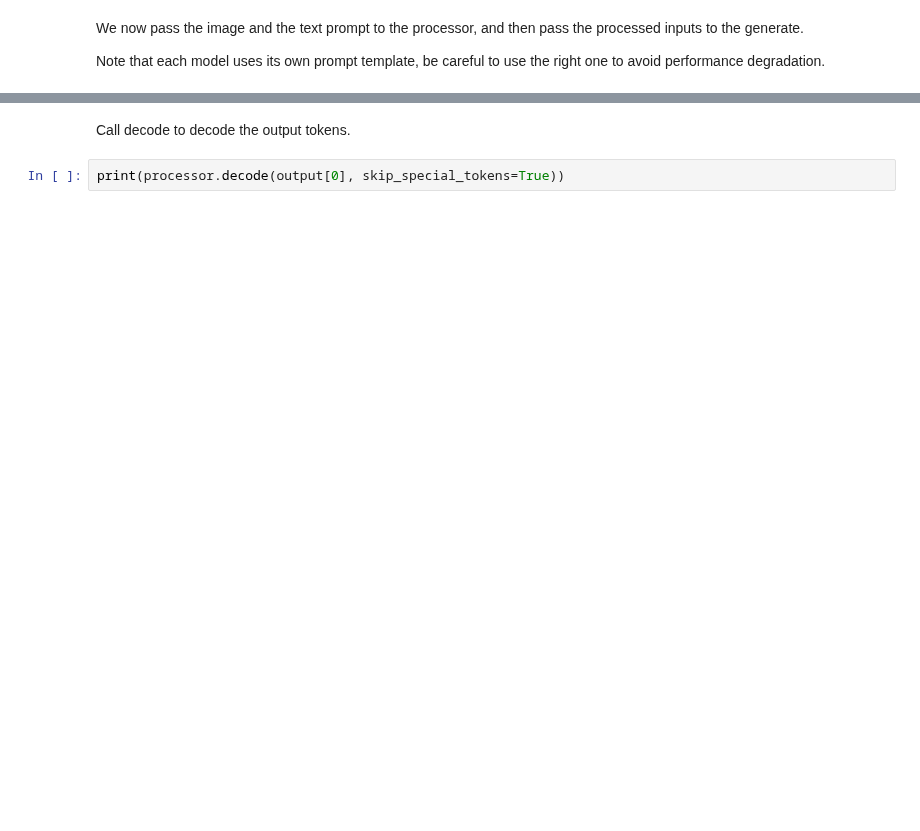
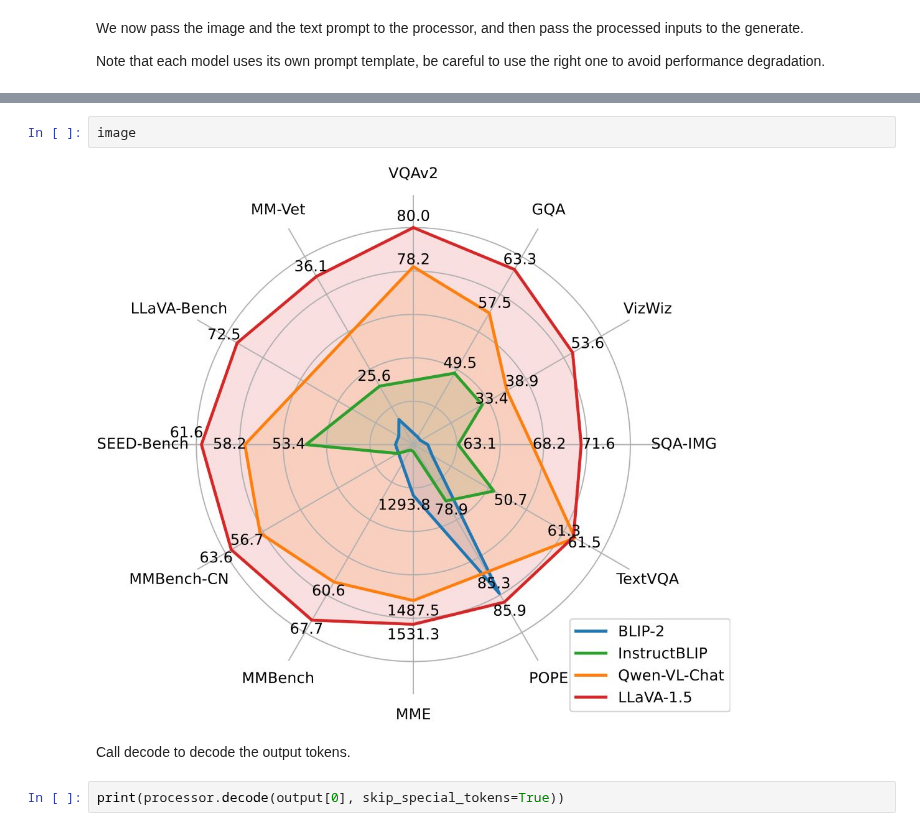
Before and after one commit to TIL-24/til-24-curriculum, a Jupyter notebook: cv_vlm/Unit_4/4.1.3_llava_usage.ipynb, the cells around one changed output, grey strips where cells are left out. Cells and saved outputs as stored; diff of their text form; blank space fills up the shorter version.

```diff
--- a/cv_vlm/Unit_4/4.1.3_llava_usage.ipynb
+++ b/cv_vlm/Unit_4/4.1.3_llava_usage.ipynb
@@ -62,3 +59,7 @@ Setting `pad_token_id` to `eos_token_id`:2 for open-end generation.
+# %%
+image
+# %% [output]
+[figure, added]
 # %% [markdown]
 Call decode to decode the output tokens.
 # %%
```
Also changed, not shown: parts of 13 cells of this notebook, 7 other files.
